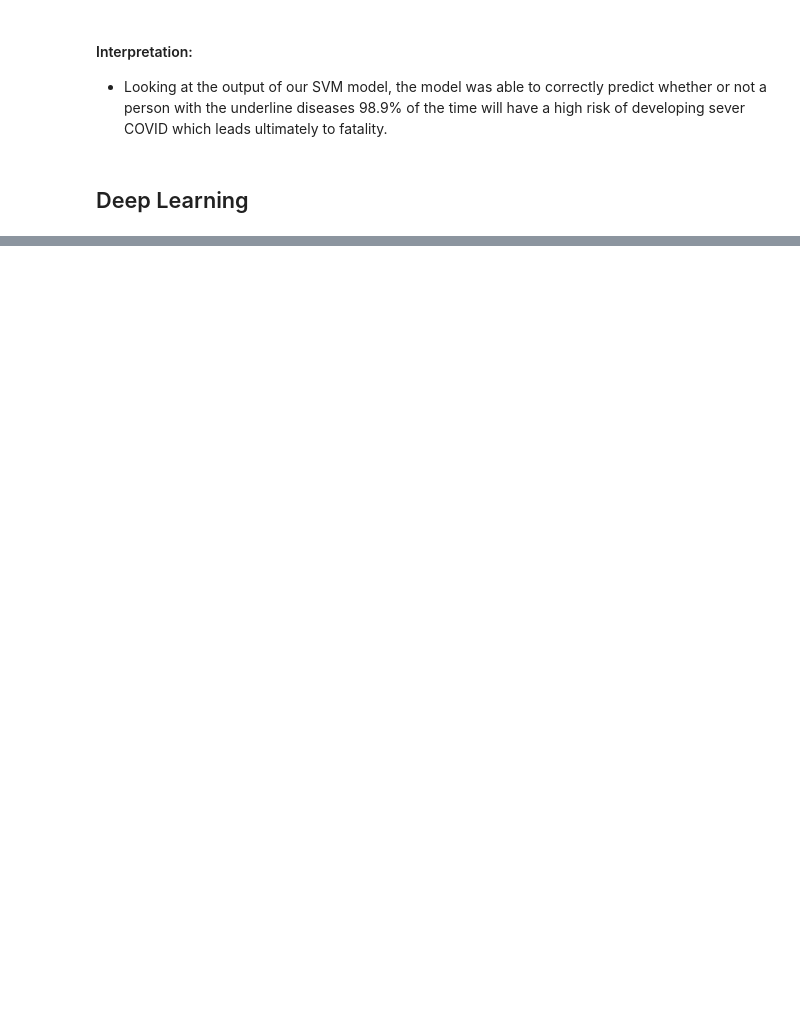
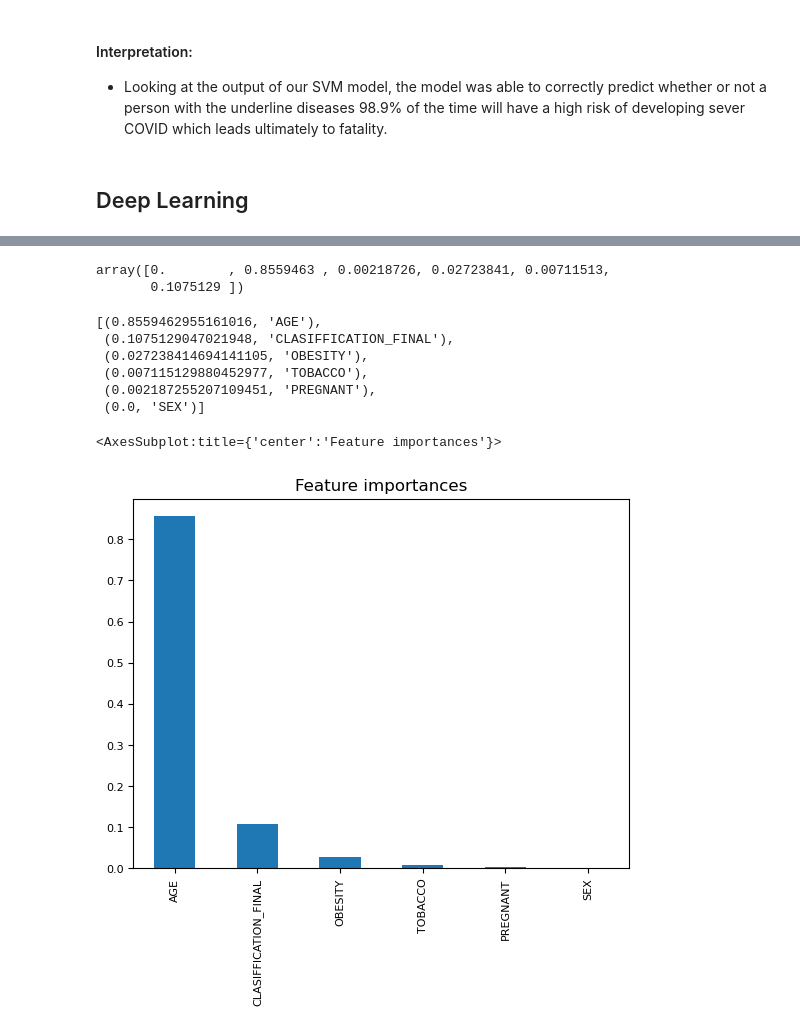
Before and after one commit to rvroomiii/group_hub, a Jupyter notebook: data_analysis/COVID_data_analysis.ipynb, the cells around one changed output, grey strips where cells are left out. Cells and saved outputs as stored; diff of their text form; code cells hidden in the pictures; blank space fills up the shorter version.

```diff
--- a/data_analysis/COVID_data_analysis.ipynb
+++ b/data_analysis/COVID_data_analysis.ipynb
@@ -239,0 +388,29 @@ print(f"Loss: {model_loss}, Accuracy: {model_accuracy}")
+# %%
+# Calculate feature importance from the Random Forest model.
+importances = rf_model.feature_importances_
+importances
+# %% [output]
+array([0.        , 0.8559463 , 0.00218726, 0.02723841, 0.00711513,
+       0.1075129 ])
+# %%
+# We can sort the features by their importance.
+sorted_df = sorted(zip(rf_model.feature_importances_, X.columns), reverse=True)
+sorted_df
+# %% [output]
+[(0.8559462955161016, 'AGE'),
+ (0.1075129047021948, 'CLASIFFICATION_FINAL'),
+ (0.027238414694141105, 'OBESITY'),
+ (0.007115129880452977, 'TOBACCO'),
+ (0.002187255207109451, 'PREGNANT'),
+ (0.0, 'SEX')]
+# %%
+# Plot the feature importances of the forest
+plt.title("Feature importances")
+plt.yticks(fontsize=8,)
+plt.xticks(fontsize=8,)
+(pd.Series(rf_model.feature_importances_, index=X.columns)
+   .nlargest(16)
+   .plot(kind='bar'))
+# %% [output]
+<AxesSubplot:title={'center':'Feature importances'}>
+[figure, added]
```
Also changed, not shown: parts of 41 cells of this notebook.
